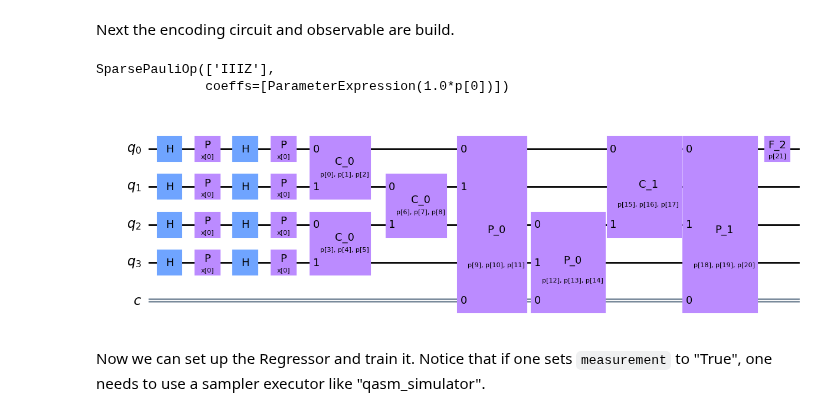
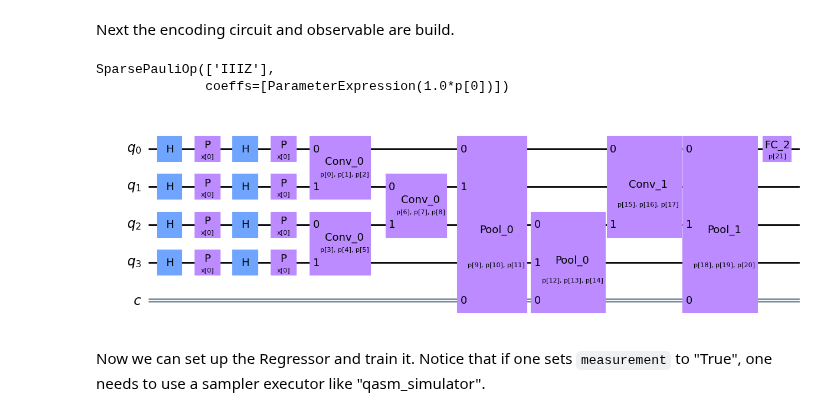
Before and after one commit to sQUlearn/squlearn, a Jupyter notebook: examples/qnn/example_qcnn_encoding_circuit.ipynb, the cells around one changed output. Saved outputs shown, nothing was run; the diff lists cells and outputs as text; code cells hidden in the pictures.

```diff
--- a/examples/qnn/example_qcnn_encoding_circuit.ipynb
+++ b/examples/qnn/example_qcnn_encoding_circuit.ipynb
@@ -108,18 +108,18 @@ X_train, X_test, y_train, y_test = train_test_split(X, y, test_size=0.3, random_
 Next the encoding circuit and observable are build.
 # %%
 qc = QCNNEncodingCircuit(4, 1)
-qc.Conv()
-qc.Pool(measurement=True)
+qc.convolution()
+qc.pooling(measurement=True)
 qc.repeat_layers()
-qc.FC()
+qc.fully_connected()
 
 ob = qc.QCNNObservable()
 print(ob)
 qc.draw("mpl")
 # %% [output]
 SparsePauliOp(['IIIZ'],
               coeffs=[ParameterExpression(1.0*p[0])])
-[figure, old version]
+[figure, new version]
 # %% [markdown]
 Now we can set up the Regressor and train it. Notice that if one sets `measurement` to "True", one needs to use a sampler executor like "qasm_simulator".
 # %%
```
Also changed, not shown: parts of 6 cells of this notebook, 1 other file.
